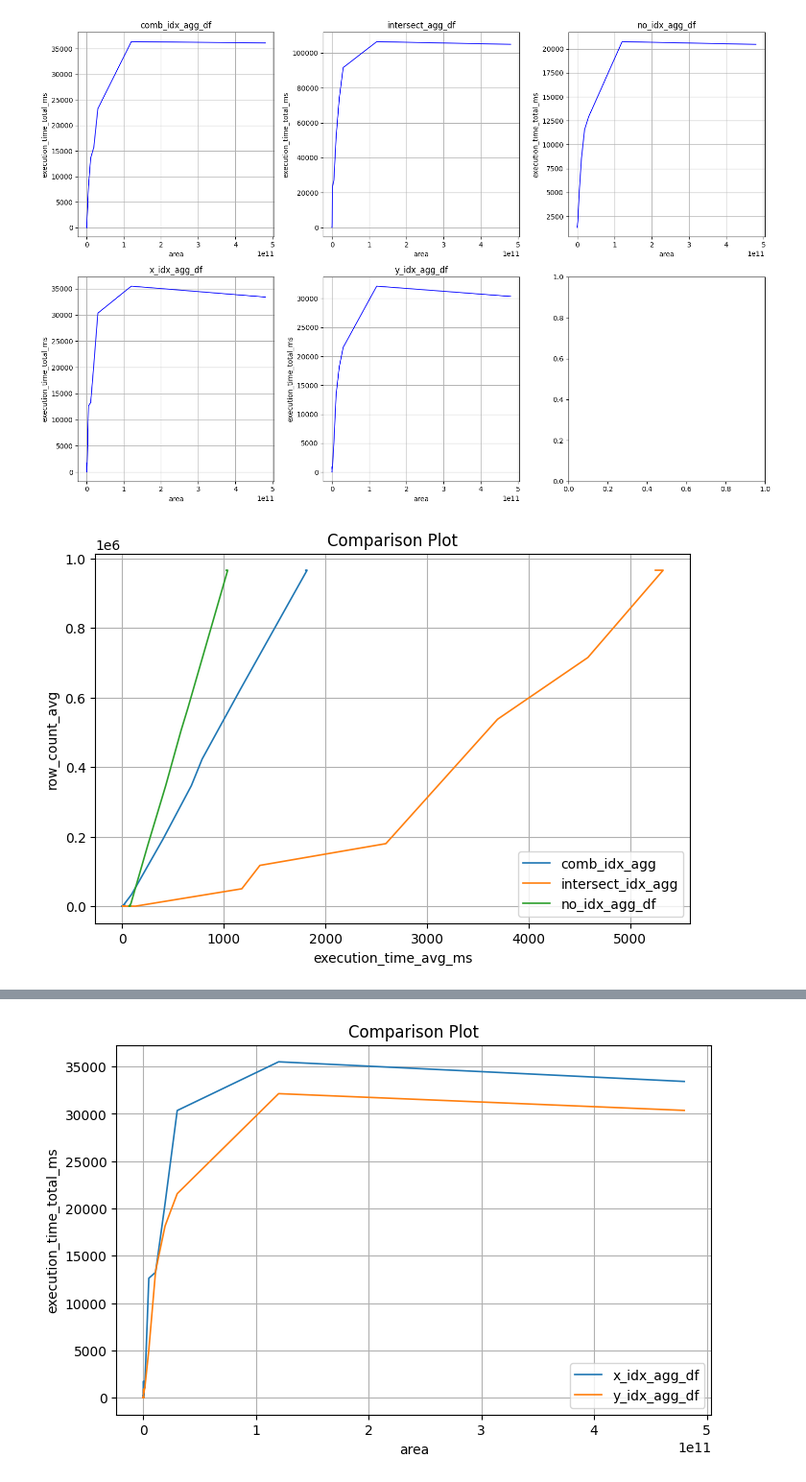
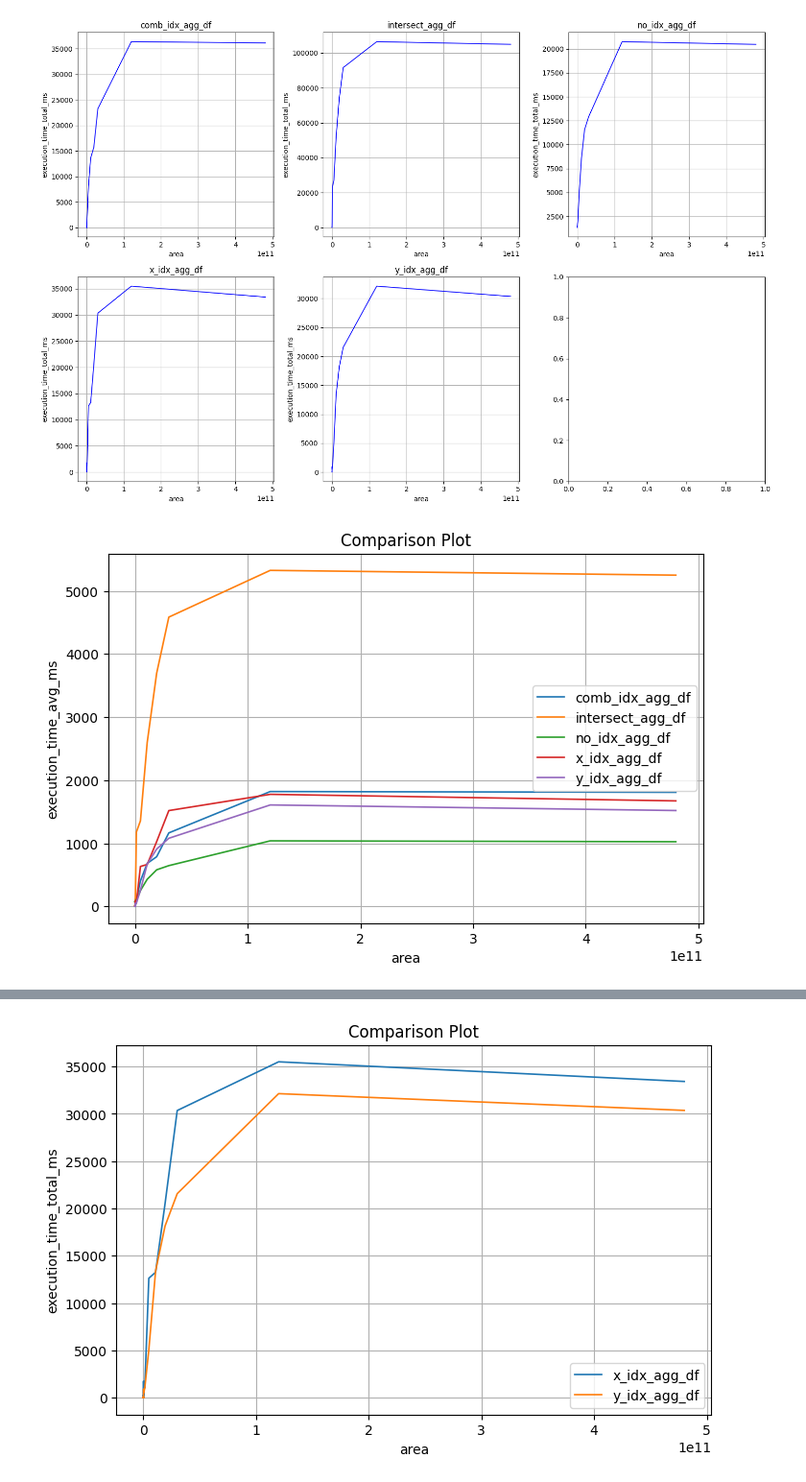
Before and after one commit to deyme17/SQLite_Index_benchmarks, a Jupyter notebook: results/results_analysis.ipynb, the cells around one changed output, grey strips where cells are left out. Shown at 96% size. Drawn from its saved outputs; the diff is of its cells as text; code cells hidden in the pictures.

```diff
--- a/results/results_analysis.ipynb
+++ b/results/results_analysis.ipynb
@@ -141,7 +145,7 @@ plot_subplots(agg_dfs_list,
 # %% [output]
 [figure]
-# %%
-compare_data(data_list=[comb_idx_agg_df, intersect_agg_df, no_idx_agg_df], labels=["comb_idx_agg", "intersect_idx_agg", "no_idx_agg_df"], x="execution_time_avg_ms", y="row_count_avg")
-# %% [output]
-[figure, removed]
+# %%
+compare_data(data_list=agg_dfs_list, labels=agg_labels_list, y="execution_time_avg_ms", x="area", save_path=save_path+"/area-time_comp.png")
+# %% [output]
+[figure, added]
 # %%
```
Also changed, not shown: parts of 13 cells of this notebook, 24 other files.
